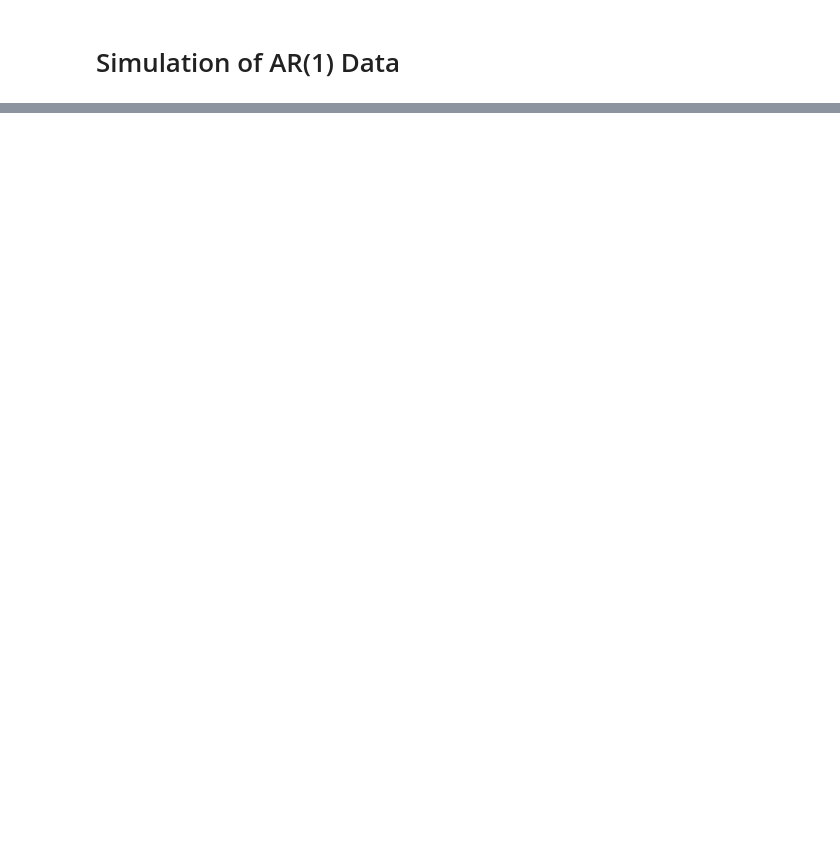
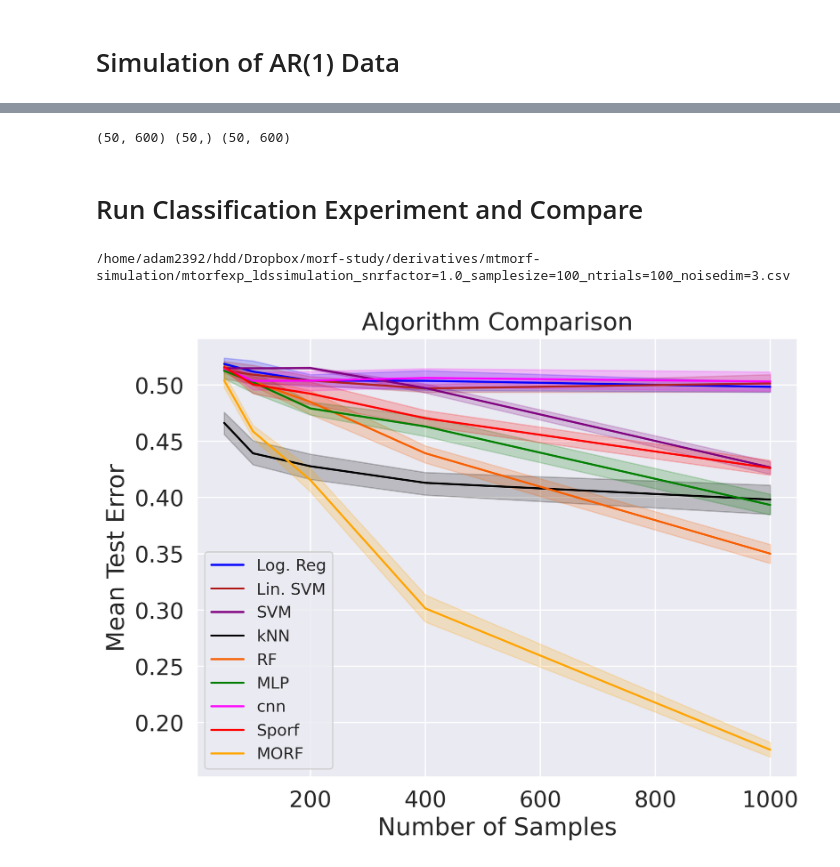
Before and after one commit to adam2392/morf-demo, a Jupyter notebook: notebooks/simulation_analysis_armodels_mtrf.ipynb, the cells around one changed output, grey strips where cells are left out. Drawn from its saved outputs; the diff is of its cells as text; code cells hidden in the pictures; blank space fills up the shorter version.

Commit message:
Pushing up ar model simulation.

```diff
--- a/notebooks/simulation_analysis_armodels_mtrf.ipynb
+++ b/notebooks/simulation_analysis_armodels_mtrf.ipynb
@@ -87,6 +81,11 @@ mu = np.zeros((data_dim,))
 
 # permutation strategy
 permutation_strategy = "alternate"
+# %%
+root = Path("/home/adam2392/hdd/Dropbox/morf-study/")
+deriv_root = root / "derivatives"
+
+study_path = deriv_root / "mtmorf-simulation"
 # %% [markdown]
 # Simulation of AR(1) Data
 # %%
@@ -262,12 +352,27 @@ def simulate_data(ns, T, nchs=6, cov_factor=1, test_size=0.5, random_state=None)
 # %%
 T = 100  # number of time steps for each sequence
-ns = np.array([50,100,200,400,1000,2000])  # length of data sequence
+ns = np.array([50, 100, 200, 400, 1000, 2000])  # length of data sequence
 nchs = 6  # number of channels in each MTS
 test_size = 0.5  # size of the test data
 random_state = 1234  # random state to separate training/testing samples
 np.random.seed(random_state)
 
+n = 50
+
 X_train, Y_train, X_test, Y_test = simulate_data(
-    ns, T, nchs=nchs, cov_factor=1, test_size=test_size, random_state=random_state
+    n, T, nchs=nchs, cov_factor=1, test_size=test_size, random_state=random_state
 )
 print(X_train.shape, Y_train.shape, X_test.shape)
+# %% [output]
+(50, 600) (50,) (50, 600)
+# %% [markdown]
+# Run Classification Experiment and Compare
+# %%
+fname = (
+    study_path
+    / f"mtorfexp_ldssimulation_snrfactor={snr_factor}_samplesize={n_samples}_ntrials={n_trials}_noisedim={noise_dim}.csv"
+)
+
+print(fname)
+# %% [output]
+/home/adam2392/hdd/Dropbox/morf-study/derivatives/mtmorf-simulation/mtorfexp_ldssimulation_snrfactor=1.0_samplesize=100_ntrials=100_noisedim=3.csv
@@ -273,0 +439,46 @@ print(X_train.shape, Y_train.shape, X_test.shape)
+# %%
+dat = pd.read_csv(fname)
+
+dat["classifier"] = dat["classifier"].replace({"MT-MORF": "MORF"})
+dat = dat[dat["classifier"] != "xgb"]
+
+names = {
+    "Log. Reg": "blue",
+    "Lin. SVM": "firebrick",
+    "SVM": "purple",
+    "kNN": "black",
+    "RF": "#f86000",
+    "MLP": "green",
+    "cnn": "magenta",
+    "Sporf": "red",
+    #     "xgb": "black",
+    "MORF": "orange",
+}
+
+sns.set(
+    style="darkgrid", rc={"figure.figsize": [12, 8], "figure.dpi": 300}, font_scale=1.5
+)
+fig, ax = plt.subplots(figsize=(8, 6))
+
+sns.lineplot(
+    x="n",
+    y="Lhat",
+    hue="classifier",
+    data=dat,  # [dat["classifier"] == "MT-MORF"],
+    ax=ax,
+    palette=names,
+)
+
+plt.legend(loc="best", prop={"size": 12})
+plt.title("Algorithm Comparison")
+plt.ylabel("Mean Test Error")
+plt.xlabel("Number of Samples")
+plt.savefig(
+    study_path
+    / f"morf_experiment_discontiguous_multivariategaussian_snrfactor-{snr_factor}_samplesize={n_samples}_ntrials={n_trials}_noisedim={noise_dim}.pdf",
+    dpi=300,
+    format="pdf",
+)
+plt.show()
+# %% [output]
+[figure, added]
```
Also changed, not shown: parts of 13 cells of this notebook, 2 other files.
